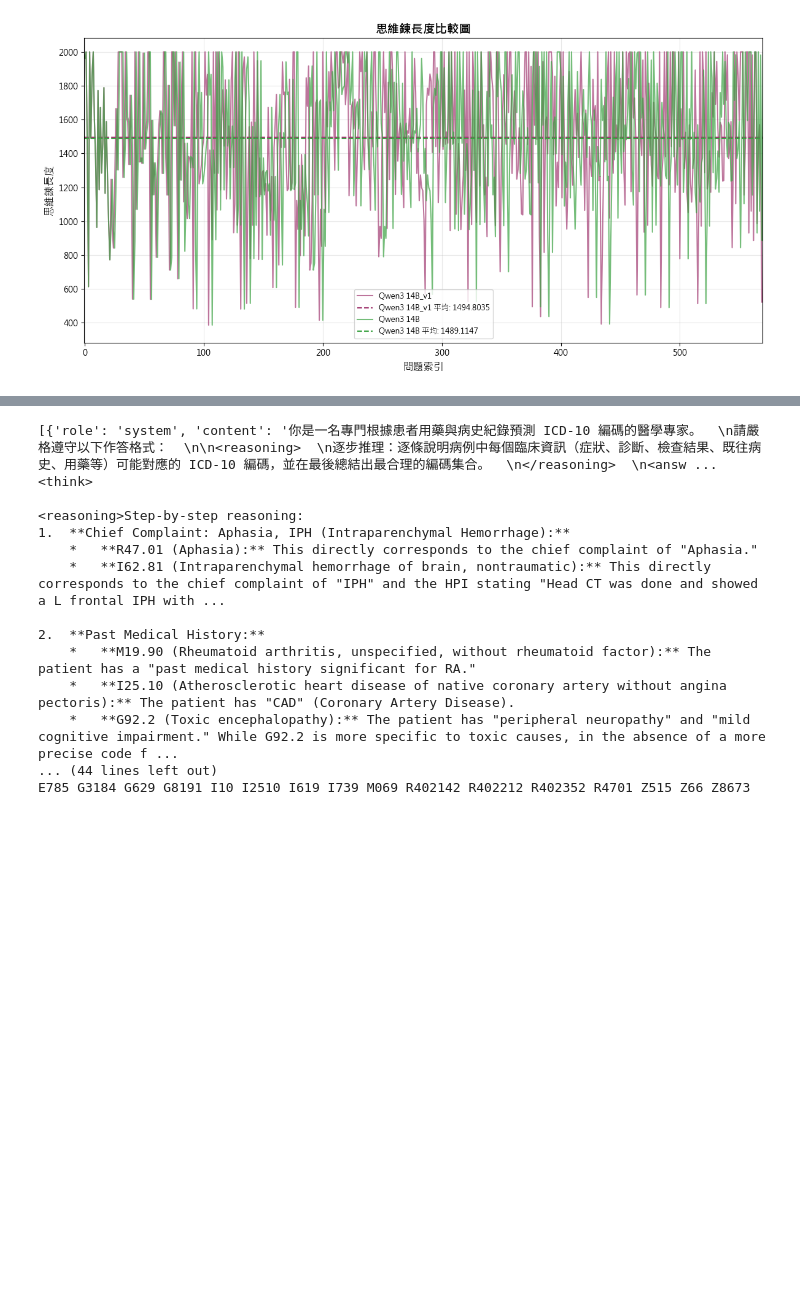
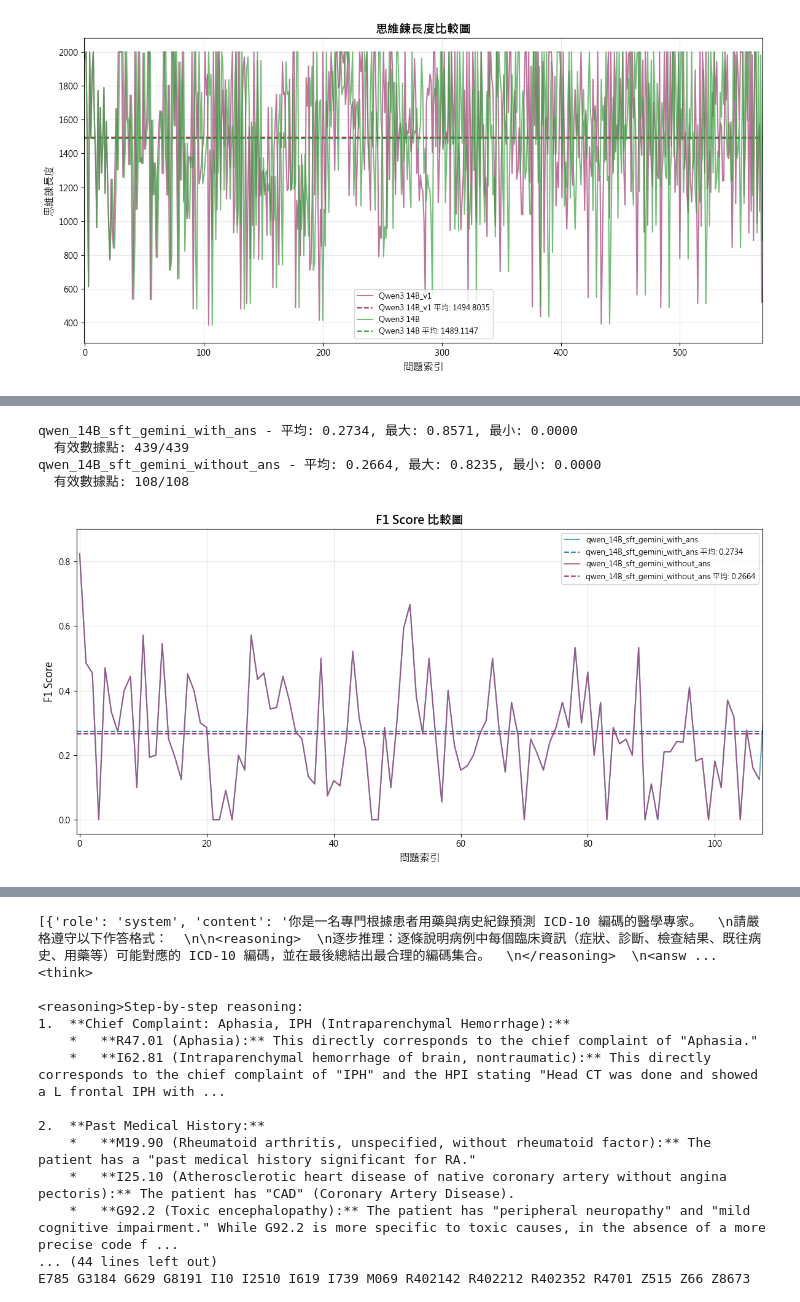
Before and after one commit to giraffeiscute/icd10-LLM-finetuning, a Jupyter notebook: baseline_summary.ipynb, the cells around one changed output, grey strips where cells are left out. Cells and saved outputs as stored; diff of their text form; code cells hidden in the pictures; blank space fills up the shorter version.

```diff
--- a/baseline_summary.ipynb
+++ b/baseline_summary.ipynb
@@ -533,0 +534,31 @@ gemini_flash - 平均: 0.3255, 最大: 0.9091, 最小: 0.0000
+# %%
+if __name__ == "__main__":
+    # 比較兩個模型的 F1 Score
+    plot_multiple_lines_from_csv(
+        csv_configs=[
+            {
+                'csv_file': 'test_Qwen3-14B-sft_v1_1.csv',
+                'col_index': 2,
+                'label': 'qwen_14B_sft_gemini_with_ans',
+                'header': 0,
+                'color': '#2E86AB'
+            },
+            {
+                'csv_file': 'test_Qwen3-14B-sft_v1.csv',
+                'col_index': 0,
+                'label': 'qwen_14B_sft_gemini_without_ans',
+                'header': 0,
+                'color': '#A23B72'
+            }
+        ],
+        xlabel='問題索引',
+        ylabel='F1 Score',
+        title='F1 Score 比較圖',
+        filter=True
+    )
+# %% [output]
+qwen_14B_sft_gemini_with_ans - 平均: 0.2734, 最大: 0.8571, 最小: 0.0000
+  有效數據點: 439/439
+qwen_14B_sft_gemini_without_ans - 平均: 0.2664, 最大: 0.8235, 最小: 0.0000
+  有效數據點: 108/108
+[figure, added]
```
Also changed, not shown: parts of 3 cells of this notebook, 1 other file.
